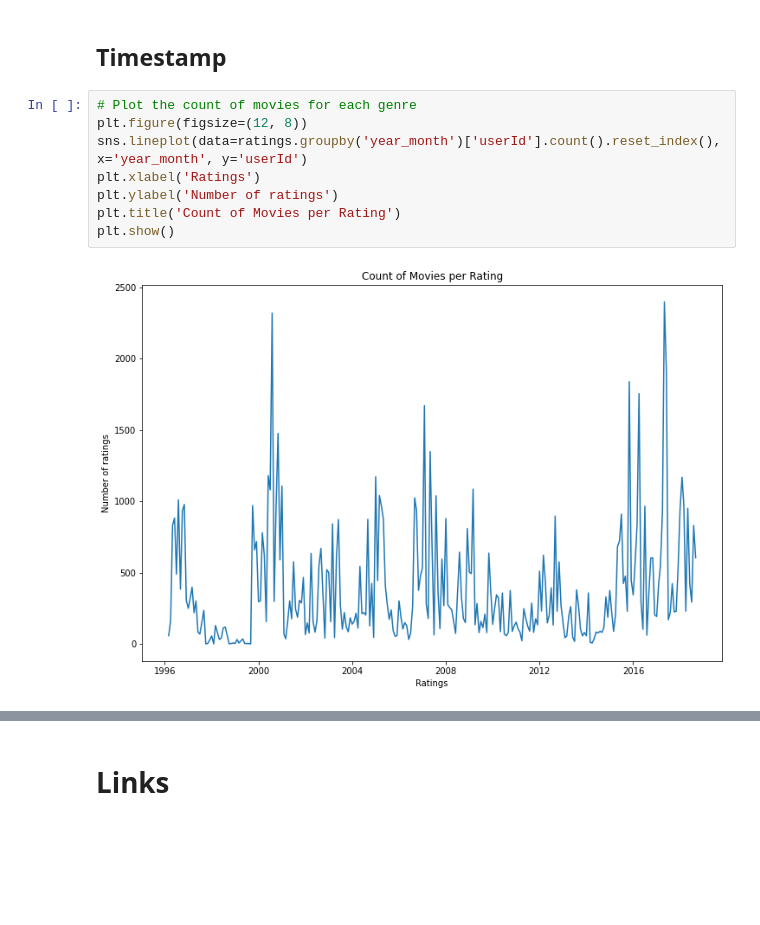
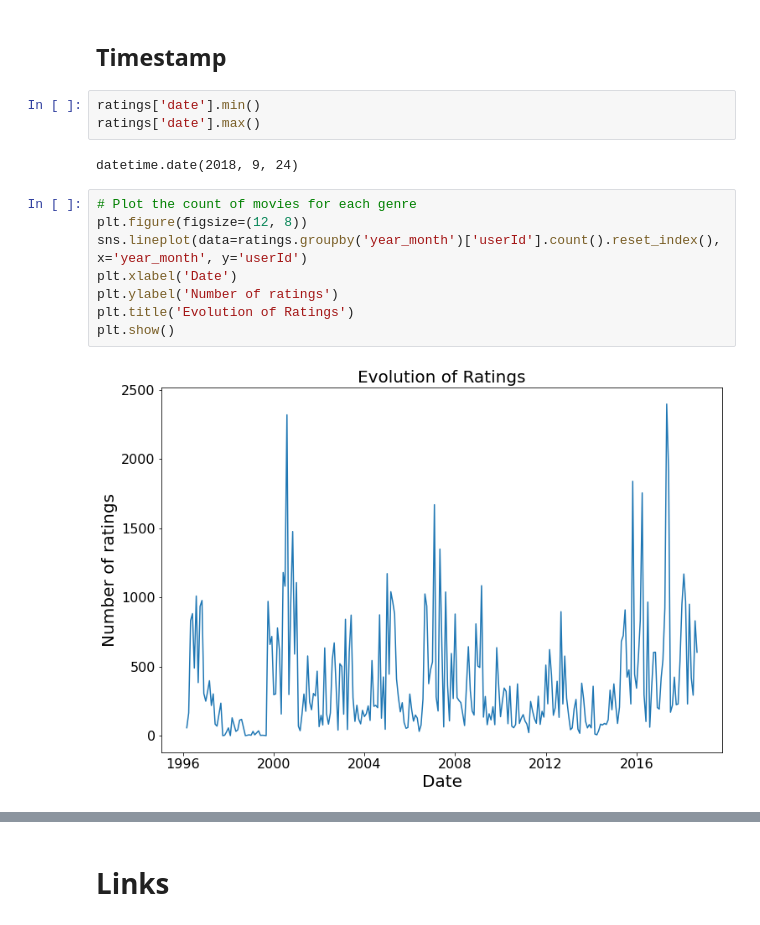
Before and after one commit to chenjoshua7/RecommendationSystems_NetworksFP, a Jupyter notebook: eda.ipynb, the cells around one changed output, grey strips where cells are left out. Saved outputs shown, nothing was run; the diff lists cells and outputs as text; blank space fills up the shorter version.

```diff
--- a/eda.ipynb
+++ b/eda.ipynb
@@ -163,13 +174,18 @@ Fewest Rating: 20
 Most Rating: 2698
 # %% [markdown]
 ## Timestamp
+# %%
+ratings['date'].min()
+ratings['date'].max()
+# %% [output]
+datetime.date(2018, 9, 24)
 # %%
 # Plot the count of movies for each genre
 plt.figure(figsize=(12, 8))
 sns.lineplot(data=ratings.groupby('year_month')['userId'].count().reset_index(), x='year_month', y='userId')
-plt.xlabel('Ratings')
+plt.xlabel('Date')
 plt.ylabel('Number of ratings')
-plt.title('Count of Movies per Rating')
+plt.title('Evolution of Ratings')
 plt.show()
 # %% [output]
-[figure, old version]
+[figure, new version]
```
Also changed, not shown: parts of 10 cells of this notebook, 11 other files.
